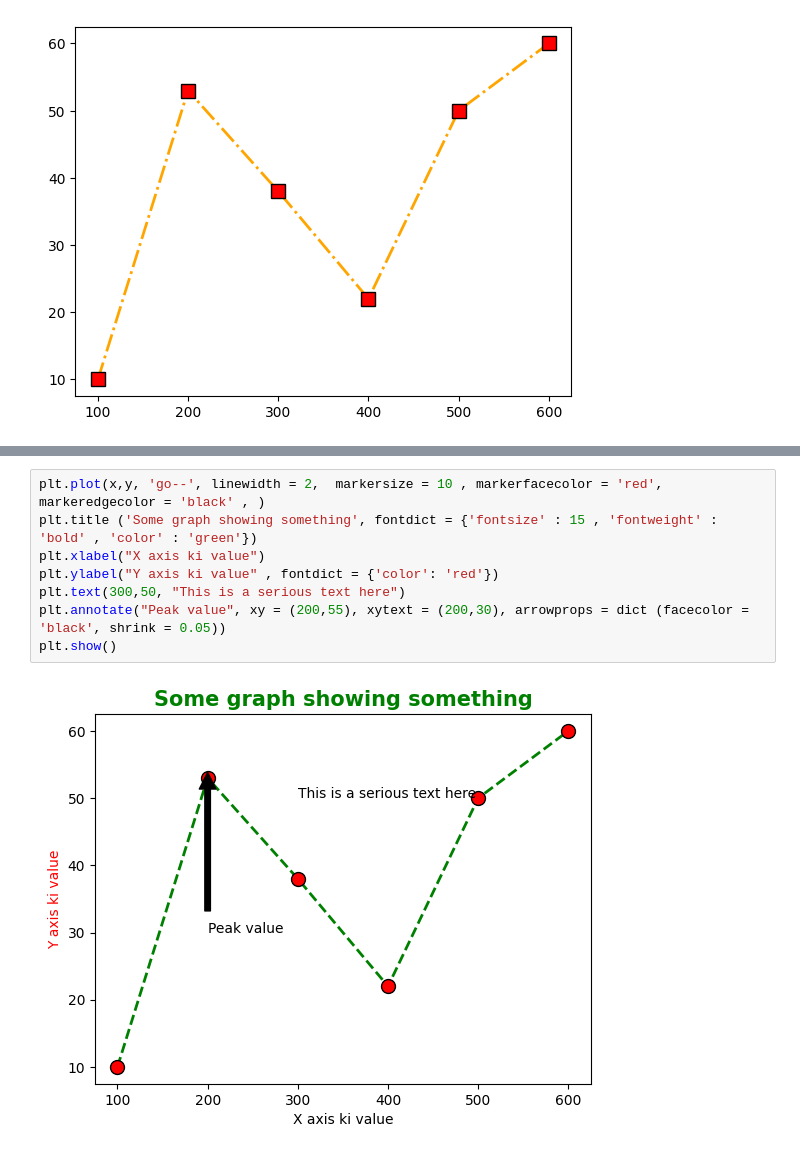
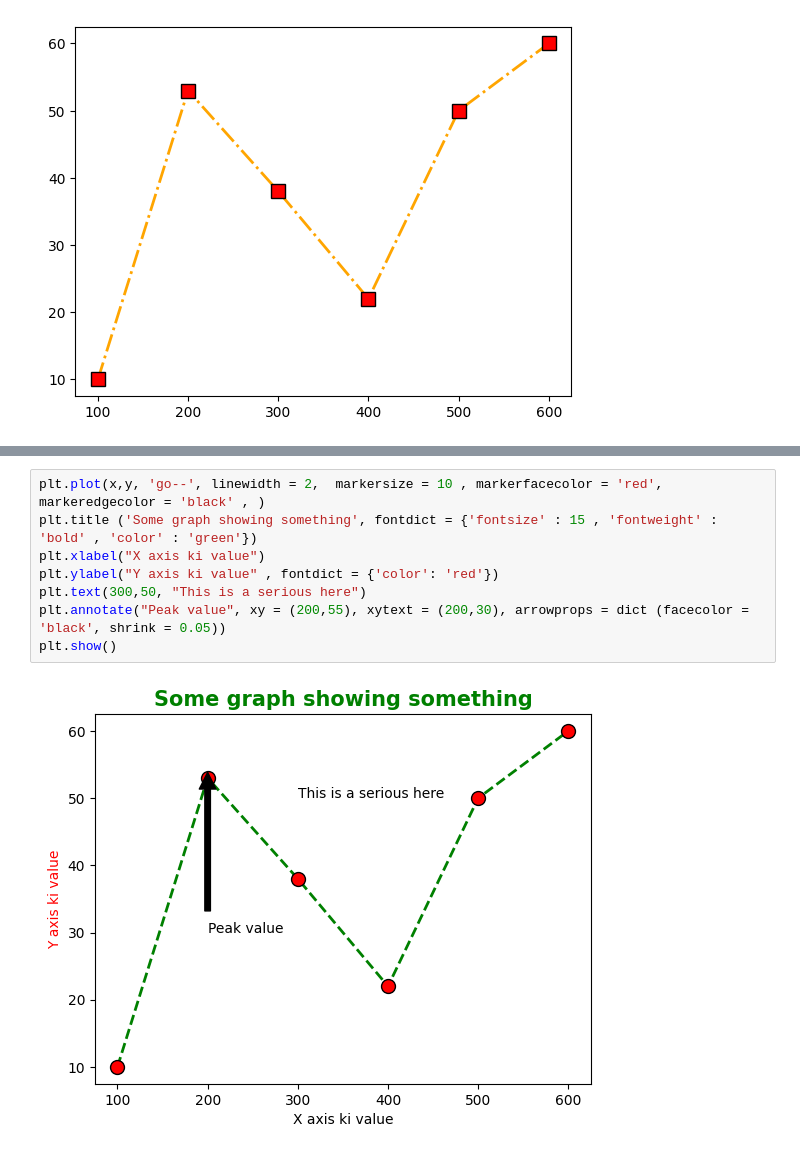
Before and after one commit to Jyotsanapandey/digipodium-data-analytics, a Jupyter notebook: basics/data_analytics.ipynb/visualization.ipynb, the cells around one changed output, grey strips where cells are left out. Saved outputs shown, nothing was run; the diff lists cells and outputs as text.

```diff
--- a/basics/data_analytics.ipynb/visualization.ipynb
+++ b/basics/data_analytics.ipynb/visualization.ipynb
@@ -80,10 +64,10 @@ Type:      function
 # %%
 plt.plot(x,y, 'go--', linewidth = 2,  markersize = 10 , markerfacecolor = 'red', markeredgecolor = 'black' , )
 plt.title ('Some graph showing something', fontdict = {'fontsize' : 15 , 'fontweight' : 'bold' , 'color' : 'green'})
 plt.xlabel("X axis ki value")
 plt.ylabel("Y axis ki value" , fontdict = {'color': 'red'})
-plt.text(300,50, "This is a serious text here")
+plt.text(300,50, "This is a serious here")
 plt.annotate("Peak value", xy = (200,55), xytext = (200,30), arrowprops = dict (facecolor = 'black', shrink = 0.05))
 plt.show()
 # %% [output]
-[figure, old version]
+[figure, new version]
```
Also changed, not shown: parts of 1 cell of this notebook, 3 other files.
